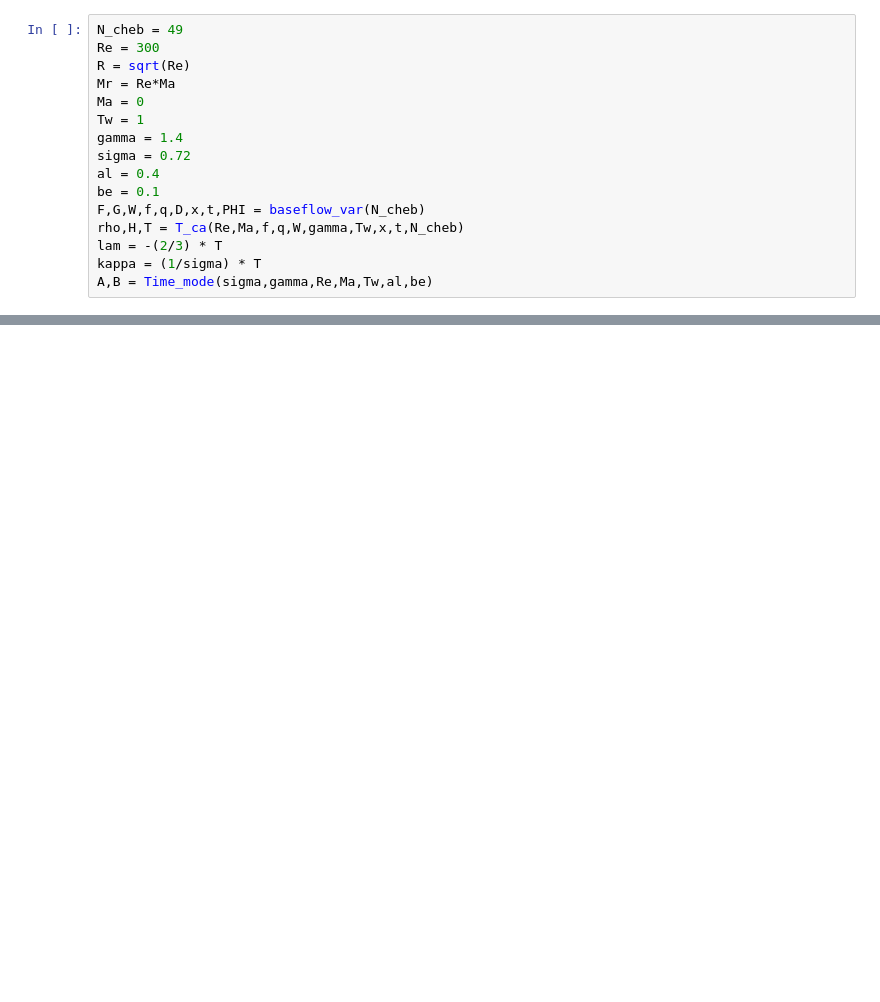
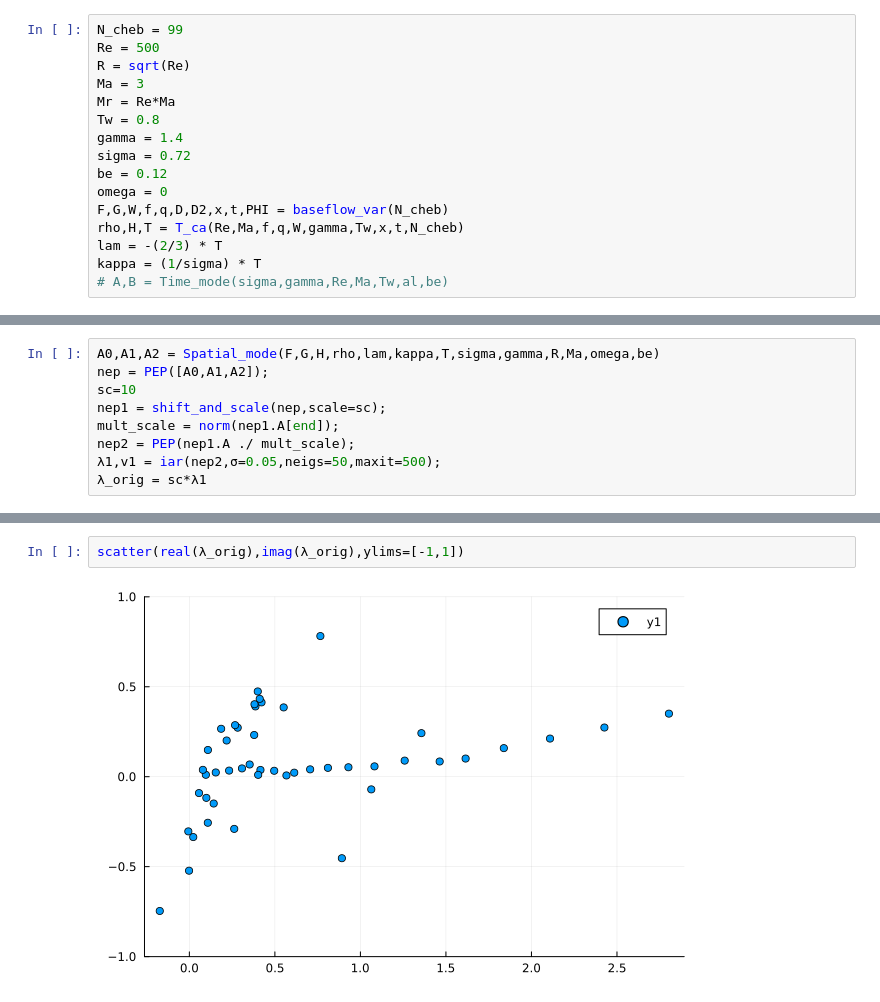
Before and after one commit to HaojieZhang917/compressible_bek, a Jupyter notebook: compress/stability.ipynb, the cells around one changed output, grey strips where cells are left out. Cells and saved outputs as stored; diff of their text form; blank space fills up the shorter version.

```diff
--- a/compress/stability.ipynb
+++ b/compress/stability.ipynb
@@ -8,16 +9,16 @@ using ProgressMeter
 # %%
-N_cheb = 49
-Re = 300
+N_cheb = 99
+Re = 500
 R = sqrt(Re)
+Ma = 3
 Mr = Re*Ma
-Ma = 0
-Tw = 1
+Tw = 0.8
 gamma = 1.4
 sigma = 0.72
-al = 0.4
-be = 0.1
-F,G,W,f,q,D,x,t,PHI = baseflow_var(N_cheb)
+be = 0.12
+omega = 0
+F,G,W,f,q,D,D2,x,t,PHI = baseflow_var(N_cheb)
 rho,H,T = T_ca(Re,Ma,f,q,W,gamma,Tw,x,t,N_cheb)
 lam = -(2/3) * T
 kappa = (1/sigma) * T
-A,B = Time_mode(sigma,gamma,Re,Ma,Tw,al,be)
+# A,B = Time_mode(sigma,gamma,Re,Ma,Tw,al,be)
@@ -33,0 +43,9 @@ scatter!(real(values1),imag(values1),xlims=[-1,1],ylims=[-0.1,0.1])
+# %%
+A0,A1,A2 = Spatial_mode(F,G,H,rho,lam,kappa,T,sigma,gamma,R,Ma,omega,be)
+nep = PEP([A0,A1,A2]);
+sc=10
+nep1 = shift_and_scale(nep,scale=sc);
+mult_scale = norm(nep1.A[end]);
+nep2 = PEP(nep1.A ./ mult_scale);
+λ1,v1 = iar(nep2,σ=0.05,neigs=50,maxit=500);
+λ_orig = sc*λ1
@@ -318,0 +337,4 @@ M1 = A - A0 - A1 * al - A2 * al^2
+# %%
+scatter(real(λ_orig),imag(λ_orig),ylims=[-1,1])
+# %% [output]
+[figure, added]
```
Also changed, not shown: parts of 14 cells of this notebook, 2 other files.
